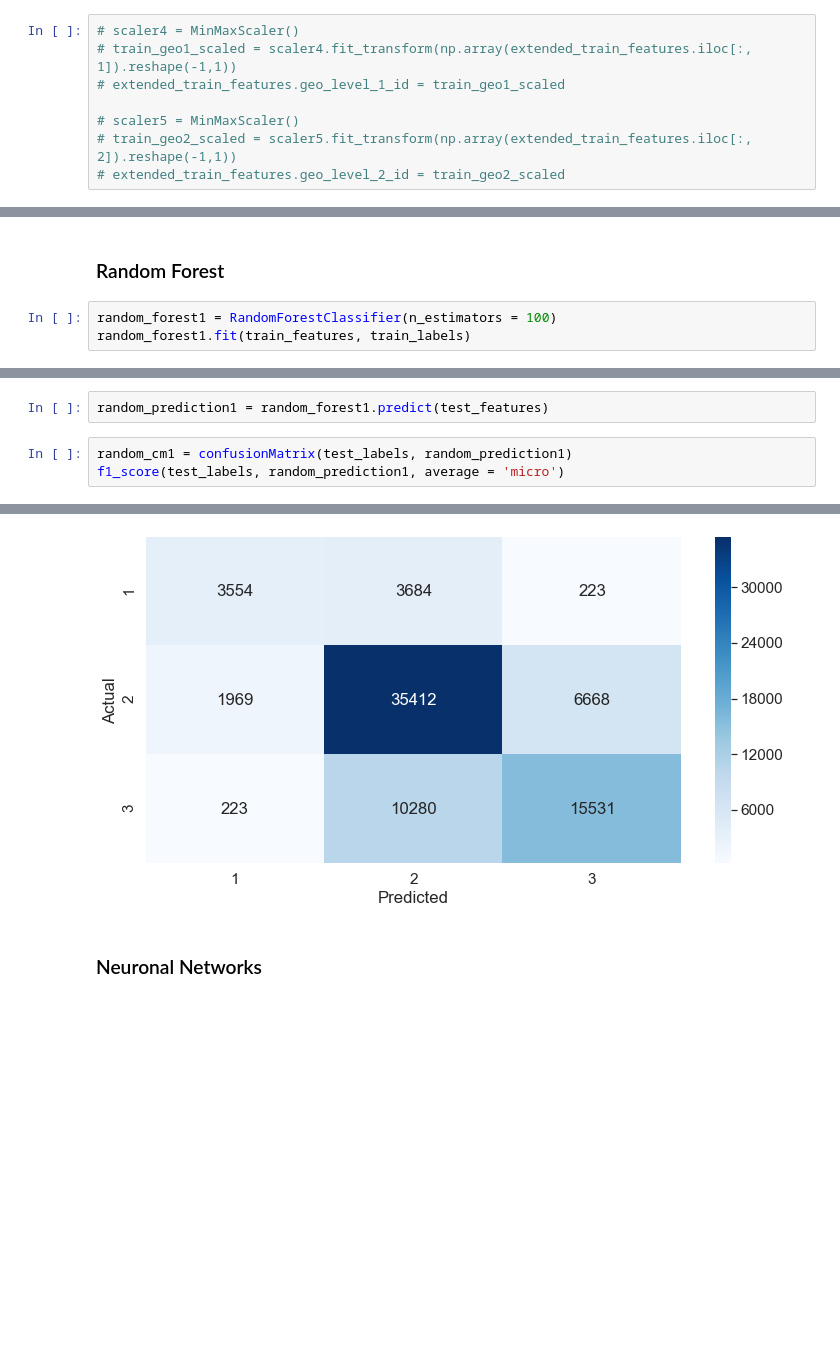
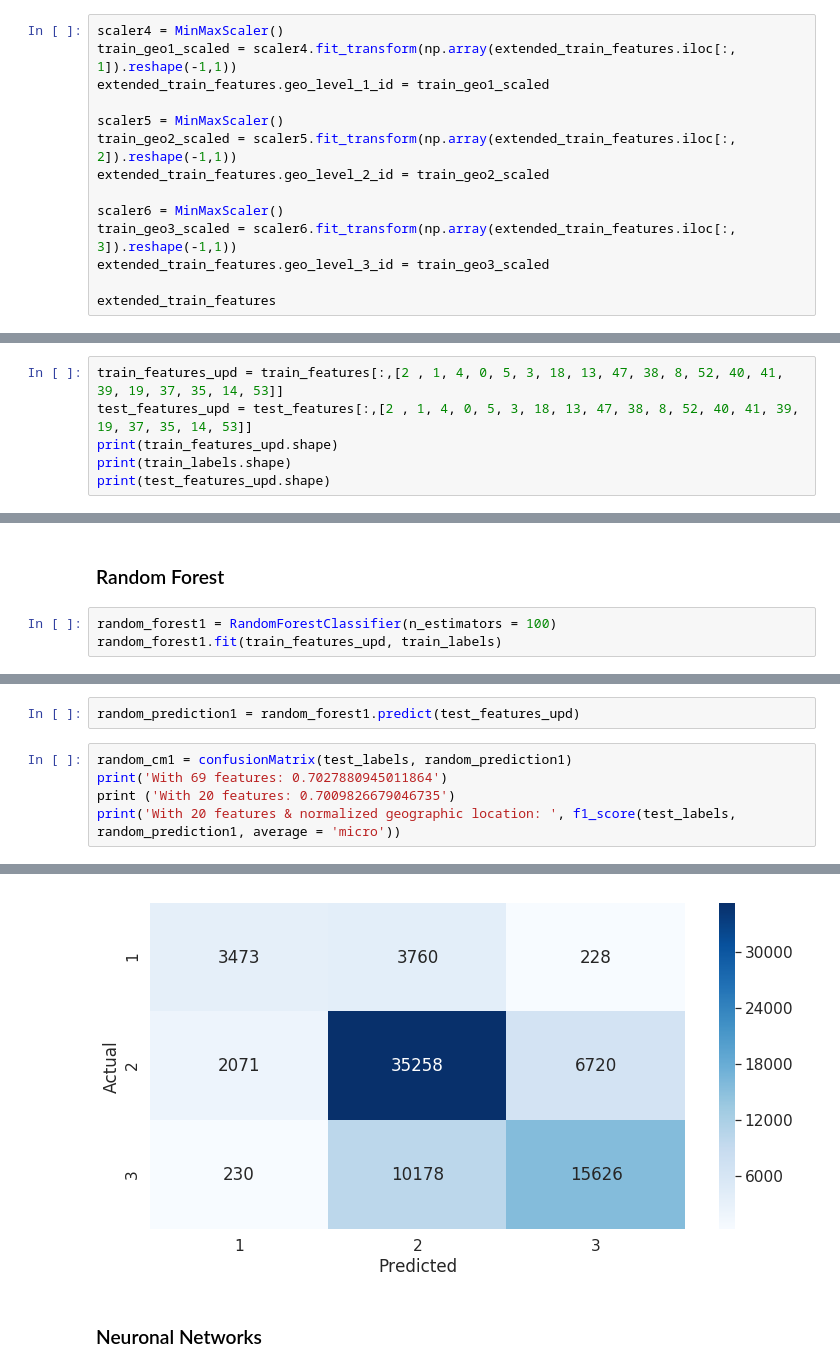
Before and after one commit to belulali/earthquake, a Jupyter notebook: Earthquake.ipynb, the cells around one changed output, grey strips where cells are left out. Cells and saved outputs as stored; diff of their text form; blank space fills up the shorter version.

Commit message:
Run all models with the 20 most important features. Calculated F1 score for all the models. Added the summary

```diff
--- a/Earthquake.ipynb
+++ b/Earthquake.ipynb
@@ -197,8 +161,14 @@ extended_train_features.area_percentage = train_hieght_scaled
 # %%
-# scaler4 = MinMaxScaler()
-# train_geo1_scaled = scaler4.fit_transform(np.array(extended_train_features.iloc[:, 1]).reshape(-1,1))
-# extended_train_features.geo_level_1_id = train_geo1_scaled
+scaler4 = MinMaxScaler()
+train_geo1_scaled = scaler4.fit_transform(np.array(extended_train_features.iloc[:, 1]).reshape(-1,1))
+extended_train_features.geo_level_1_id = train_geo1_scaled
 
-# scaler5 = MinMaxScaler()
-# train_geo2_scaled = scaler5.fit_transform(np.array(extended_train_features.iloc[:, 2]).reshape(-1,1))
-# extended_train_features.geo_level_2_id = train_geo2_scaled
+scaler5 = MinMaxScaler()
+train_geo2_scaled = scaler5.fit_transform(np.array(extended_train_features.iloc[:, 2]).reshape(-1,1))
+extended_train_features.geo_level_2_id = train_geo2_scaled
+
+scaler6 = MinMaxScaler()
+train_geo3_scaled = scaler6.fit_transform(np.array(extended_train_features.iloc[:, 3]).reshape(-1,1))
+extended_train_features.geo_level_3_id = train_geo3_scaled
+
+extended_train_features
@@ -339,0 +338,6 @@ plt.show()
+# %%
+train_features_upd = train_features[:,[2 , 1, 4, 0, 5, 3, 18, 13, 47, 38, 8, 52, 40, 41, 39, 19, 37, 35, 14, 53]]
+test_features_upd = test_features[:,[2 , 1, 4, 0, 5, 3, 18, 13, 47, 38, 8, 52, 40, 41, 39, 19, 37, 35, 14, 53]]
+print(train_features_upd.shape)
+print(train_labels.shape)
+print(test_features_upd.shape)
@@ -363,5 +365,5 @@ f1_score(test_labels, logistic_prediction, average = 'micro')
 ### Random Forest
 # %%
 random_forest1 = RandomForestClassifier(n_estimators = 100)
-random_forest1.fit(train_features, train_labels)
+random_forest1.fit(train_features_upd, train_labels)
 # %% [output]
@@ -376,6 +377,8 @@ RandomForestClassifier(bootstrap=True, ccp_alpha=0.0, class_weight=None,
 # %%
-random_prediction1 = random_forest1.predict(test_features)
+random_prediction1 = random_forest1.predict(test_features_upd)
 # %%
 random_cm1 = confusionMatrix(test_labels, random_prediction1)
-f1_score(test_labels, random_prediction1, average = 'micro')
+print('With 69 features: 0.7027880945011864')
+print ('With 20 features: 0.7009826679046735')
+print('With 20 features & normalized geographic location: ', f1_score(test_labels, random_prediction1, average = 'micro'))
 # %% [output]
@@ -383,4 +388,4 @@ f1_score(test_labels, random_prediction1, average = 'micro')
-[figure, old version]
+[figure, new version]
 # %% [markdown]
 ### Neuronal Networks
 # %%
```
Also changed, not shown: parts of 27 cells of this notebook.
